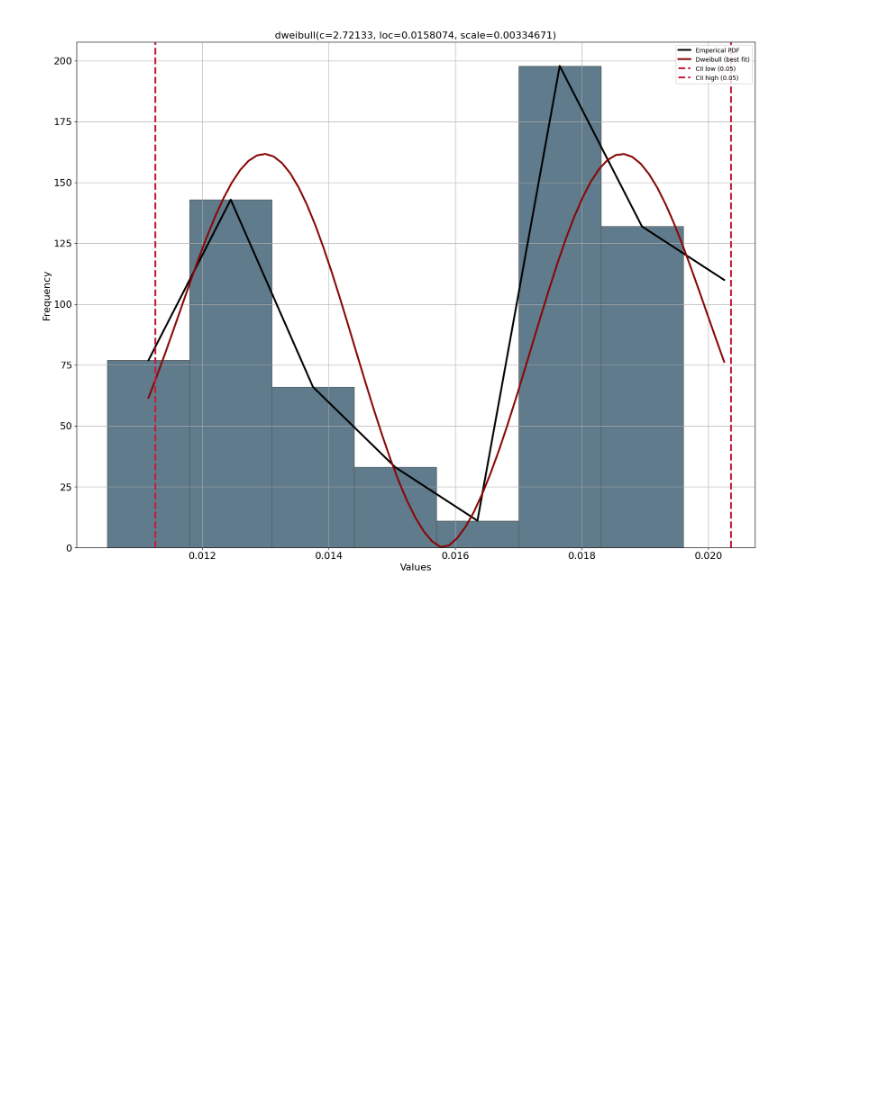
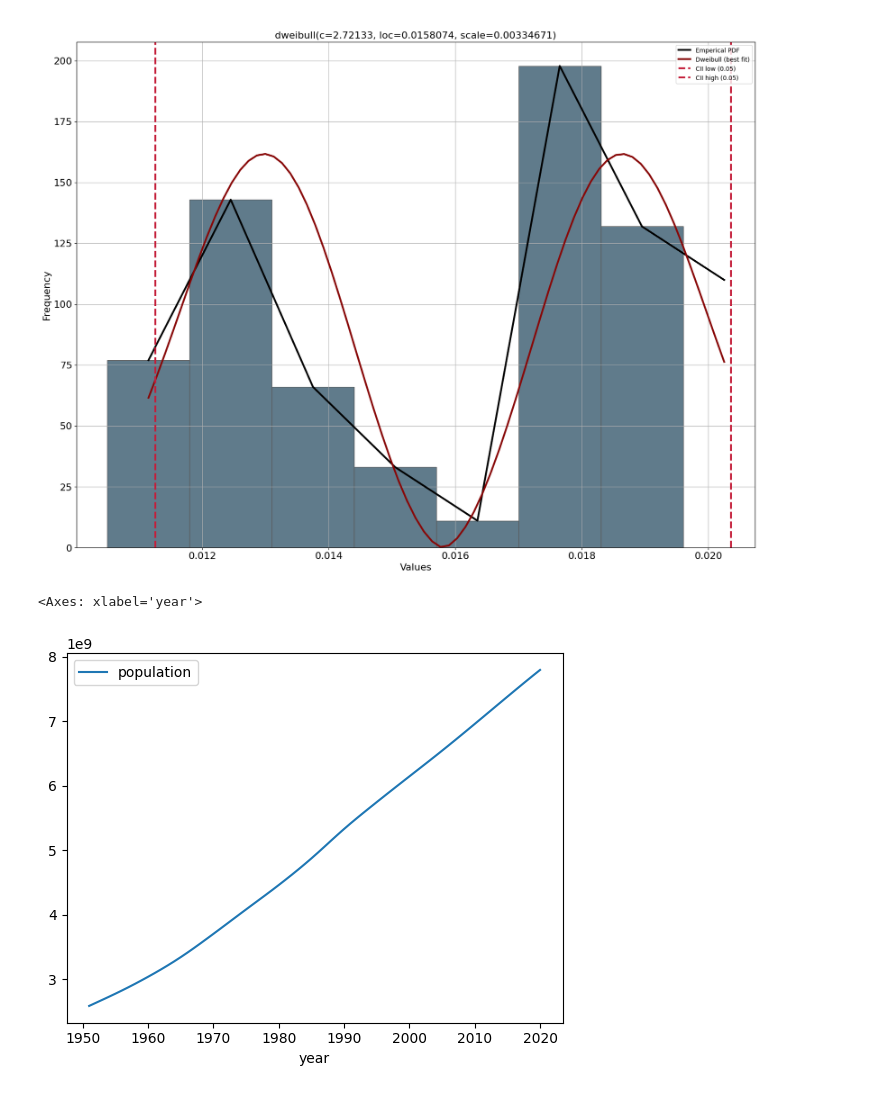
Before and after one commit to Voluptatemn/Population2023, a Jupyter notebook: Analysis.ipynb, the cells around one changed output. Cells and saved outputs as stored; diff of their text form; code cells hidden in the pictures; blank space fills up the shorter version.

```diff
--- a/Analysis.ipynb
+++ b/Analysis.ipynb
@@ -703,3 +700,15 @@ pred
 [distfit] >INFO> Create Synthetic data for 31 dweibull distributed samples with fitted params (2.7213328325705834, 0.01580740819216297, 0.0033467142482525485).
 [distfit] >INFO> Create Synthetic data for 31 dweibull distributed samples with fitted params (2.7213328325705834, 0.01580740819216297, 0.0033467142482525485).
 [figure]
+# %%
+year_array = np.array(year_array).astype('int')
+population_array = np.array(population_array).astype('float')
+
+df = pd.DataFrame({
+    'year': year_array,
+    'population': population_array
+})
+df.plot('year', 'population')
+# %% [output]
+<Axes: xlabel='year'>
+[figure, added]
```
Also changed, not shown: parts of 1 cell of this notebook.
